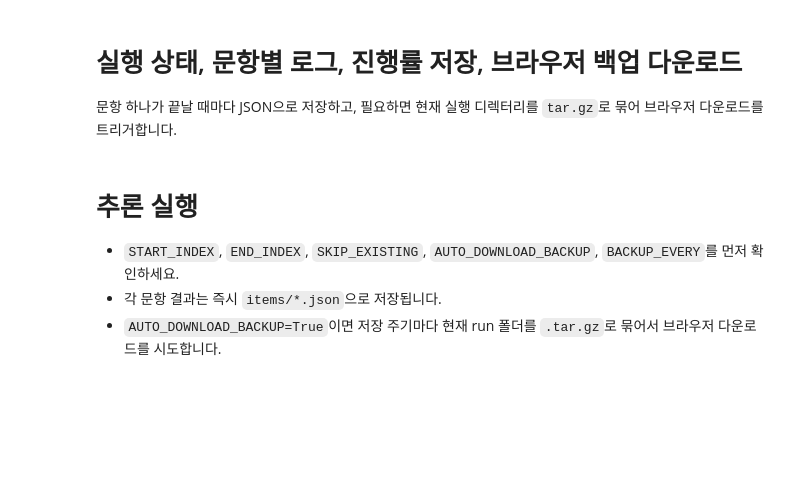
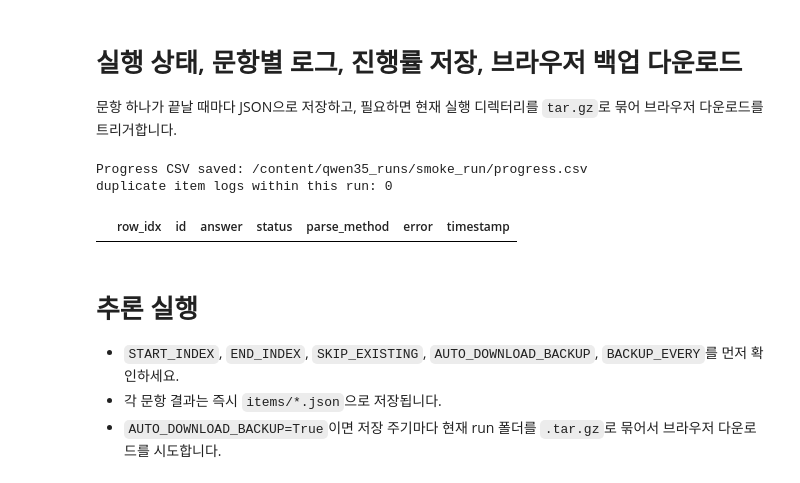
Before and after one commit to rainbuilt/2026-ssafy-ai-challenge, a Jupyter notebook: (260324)_baseline_colab_35.ipynb, the cells around one changed output. Drawn from its saved outputs; the diff is of its cells as text; code cells hidden in the pictures; blank space fills up the shorter version.

```diff
--- a/(260324)_baseline_colab_35.ipynb
+++ b/(260324)_baseline_colab_35.ipynb
@@ -68,7 +83,8 @@ from typing import Dict, List, Optional, Tuple
 import pandas as pd
 import torch
 from PIL import Image
-from transformers import AutoProcessor, BitsAndBytesConfig, Qwen3_5ForConditionalGeneration
+from transformers import AutoProcessor, BitsAndBytesConfig, Qwen3_5MoeForConditionalGeneration
+from tqdm.auto import tqdm
 
 try:
     from google.colab import files
@@ -77,17 +93,17 @@ except ImportError:
 
 Image.MAX_IMAGE_PIXELS = None
 
-MODEL_ID = "Qwen/Qwen3.5-27B"
-IMAGE_SIZE = 384
+MODEL_ID = "Qwen/Qwen3.5-35B-A3B"
+PROBE_IMAGE_SIZE = 384
 CONTEXT_LIMIT = 131072
-MAX_NEW_TOKENS = 96
-RETRY_MAX_NEW_TOKENS = 192
+MAX_NEW_TOKENS = 65565
+RETRY_MAX_NEW_TOKENS = 65565
 SAVE_EVERY = 100
 SEED = 42
 
 START_INDEX = 0
-END_INDEX = None
-RUN_NAME = "qwen35_27b_8bit_run01"
+END_INDEX = 3
+RUN_NAME = "qwen35_35b_a3b_8bit_smoke"
 OUTPUT_ROOT = Path("/content/qwen35_runs")
 SKIP_EXISTING = True
 
@@ -129,6 +145,8 @@ def print_runtime_summary() -> None:
     print("MODEL_ID:", MODEL_ID)
     print("CONTEXT_LIMIT:", CONTEXT_LIMIT)
     print("RUN_DIR:", RUN_DIR)
+    print("MAX_NEW_TOKENS:", MAX_NEW_TOKENS)
+    print("RETRY_MAX_NEW_TOKENS:", RETRY_MAX_NEW_TOKENS)
     print("AUTO_DOWNLOAD_BACKUP:", AUTO_DOWNLOAD_BACKUP)
     print("BACKUP_EVERY:", BACKUP_EVERY)
     print("BACKUP_ARCHIVE_PATH:", BACKUP_ARCHIVE_PATH)
@@ -538,33 +581,46 @@ def collect_item_logs(run_names: Optional[List[str]] = None) -> Tuple[pd.DataFra
     )
     duplicate_count = raw_count - len(df)
     return df, duplicate_count
 
 
+def build_progress_postfix() -> Dict[str, int]:
+    return {
+        "ok": int(session_stats["success_this_session"]),
+        "err": int(session_stats["error_this_session"]),
+        "skip": int(session_stats["skipped_existing_this_session"]),
+        "bk": int(session_stats["backup_downloads_this_session"]),
+    }
+
+
 def refresh_progress_csv() -> pd.DataFrame:
     df, duplicate_count = collect_item_logs([RUN_NAME])
     if not df.empty:
         progress_df = df[
             [
                 "row_idx",
                 "id",
                 "answer",
                 "status",
                 "parse_method",
                 "error",
                 "timestamp",
             ]
         ].sort_values("row_idx")
     else:
         progress_df = pd.DataFrame(columns=["row_idx", "id", "answer", "status", "parse_method", "error", "timestamp"])
 
     progress_df.to_csv(PROGRESS_PATH, index=False)
     flush_run_state()
     print(f"Progress CSV saved: {PROGRESS_PATH}")
     print("duplicate item logs within this run:", duplicate_count)
     return progress_df
 
 
 refresh_progress_csv()
+# %% [output]
+Progress CSV saved: /content/qwen35_runs/smoke_run/progress.csv
+duplicate item logs within this run: 0
+|  | row_idx | id | answer | status | parse_method | error | timestamp |
 # %% [markdown]
 # 추론 실행
 
```
Also changed, not shown: parts of 7 cells of this notebook.
